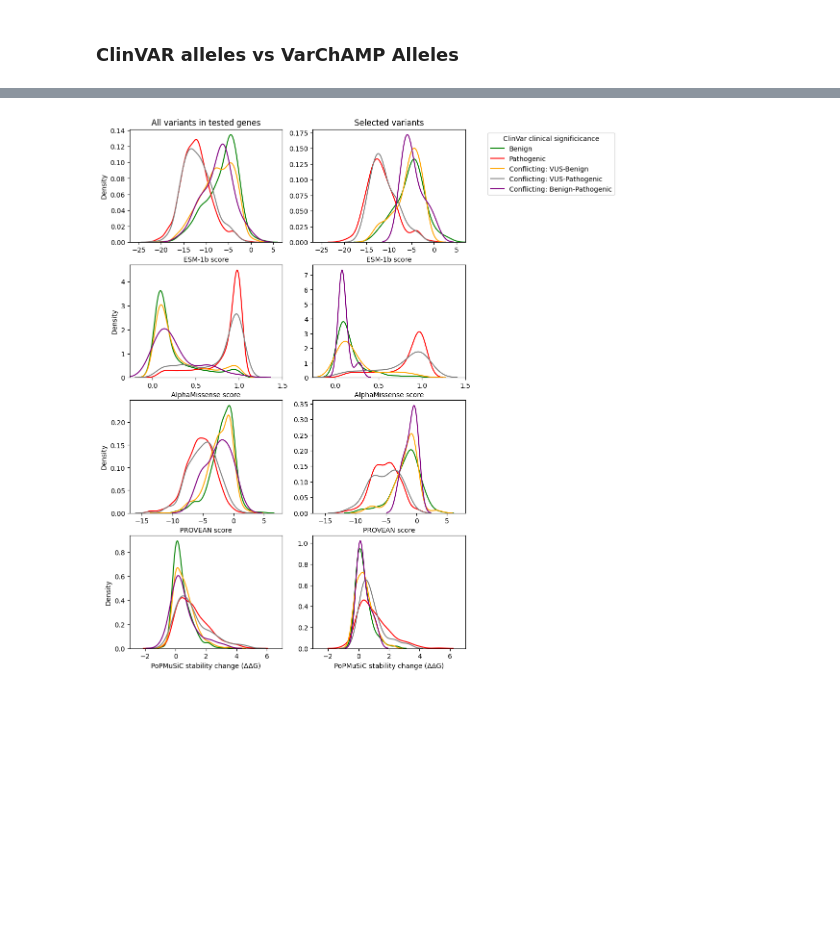
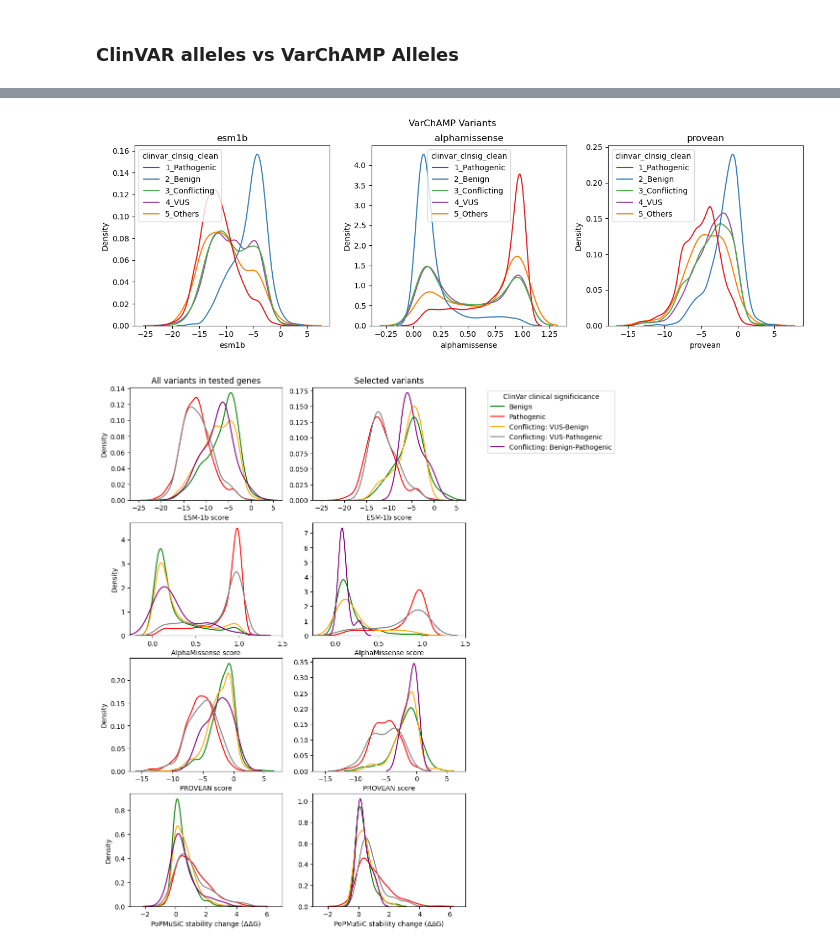
Before and after one commit to broadinstitute/2025_laval_submitted, a Jupyter notebook: 4_compare_AI_scores/2_analysis/3_ai_var_predictors_analyses.ipynb, the cells around one changed output, grey strips where cells are left out. Drawn from its saved outputs; the diff is of its cells as text; code cells hidden in the pictures; blank space fills up the shorter version.

```diff
--- a/4_compare_AI_scores/2_analysis/3_ai_var_predictors_analyses.ipynb
+++ b/4_compare_AI_scores/2_analysis/3_ai_var_predictors_analyses.ipynb
@@ -162,0 +220,12 @@ plt.show()
+# %%
+varchamp_al_df_ai_plots = varchamp_al_df_ai_dedup.with_columns(
+    [
+        pl.col(score_mapping[var])
+          .replace(".", None)
+          .cast(pl.Float64)
+          .alias(var)
+        for var in score_mapping.keys()
+    ]
+)
+
+varchamp_al_df_ai_plots
@@ -163,3 +247,8 @@ plt.show()
+# %%
+plot_ai_var_pred_dist(varchamp_al_df_ai_plots.select(predictor_algos+list(score_mapping.keys())),
+                      score_mapping, "VarChAMP Variants")
+# %% [output]
+[figure, added]
 # %%
 range_d = {'esm1b':(-27,7),
            'alpha_missense':(-.26,1.5),
```
Also changed, not shown: parts of 18 cells of this notebook, 2 other files.
